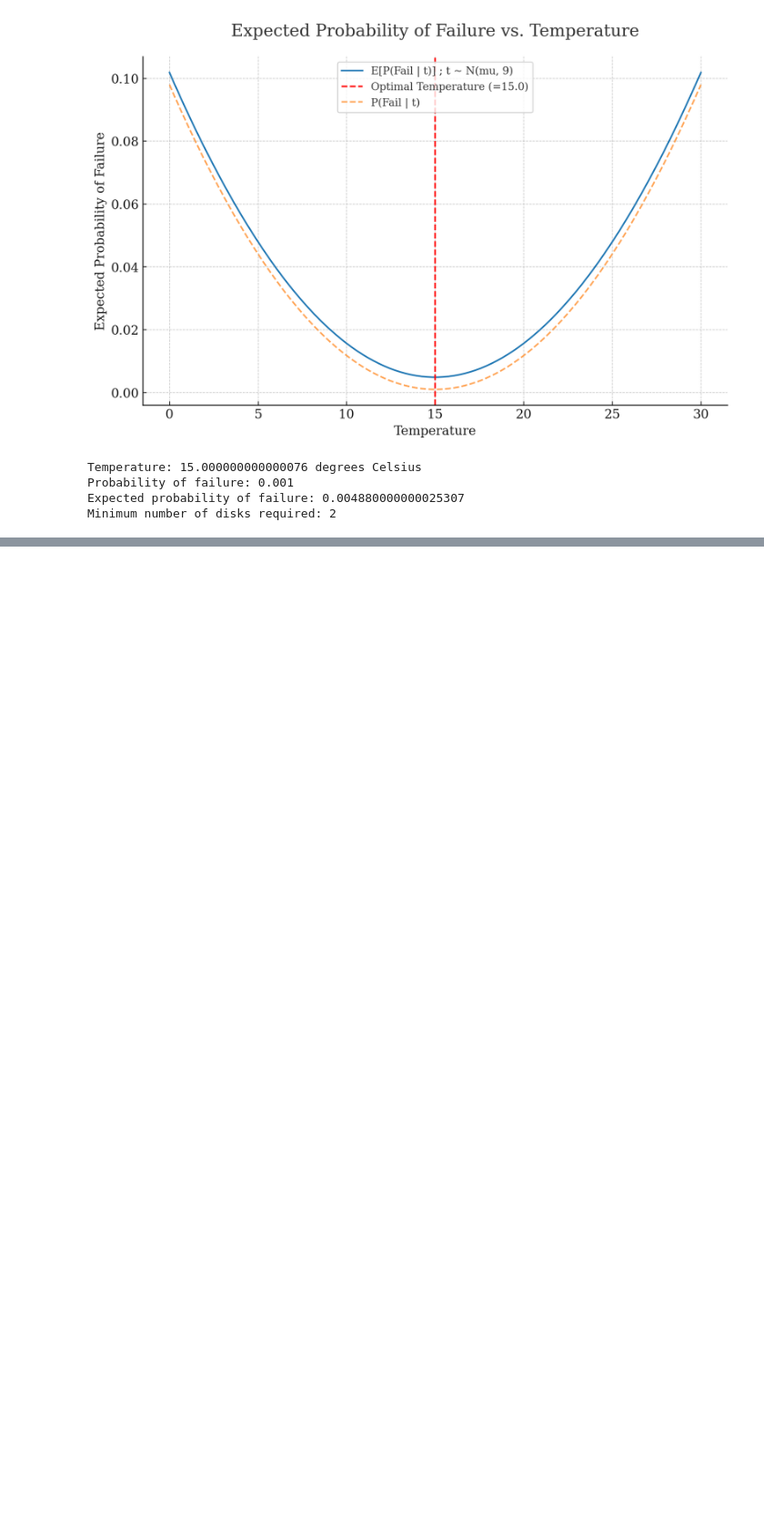
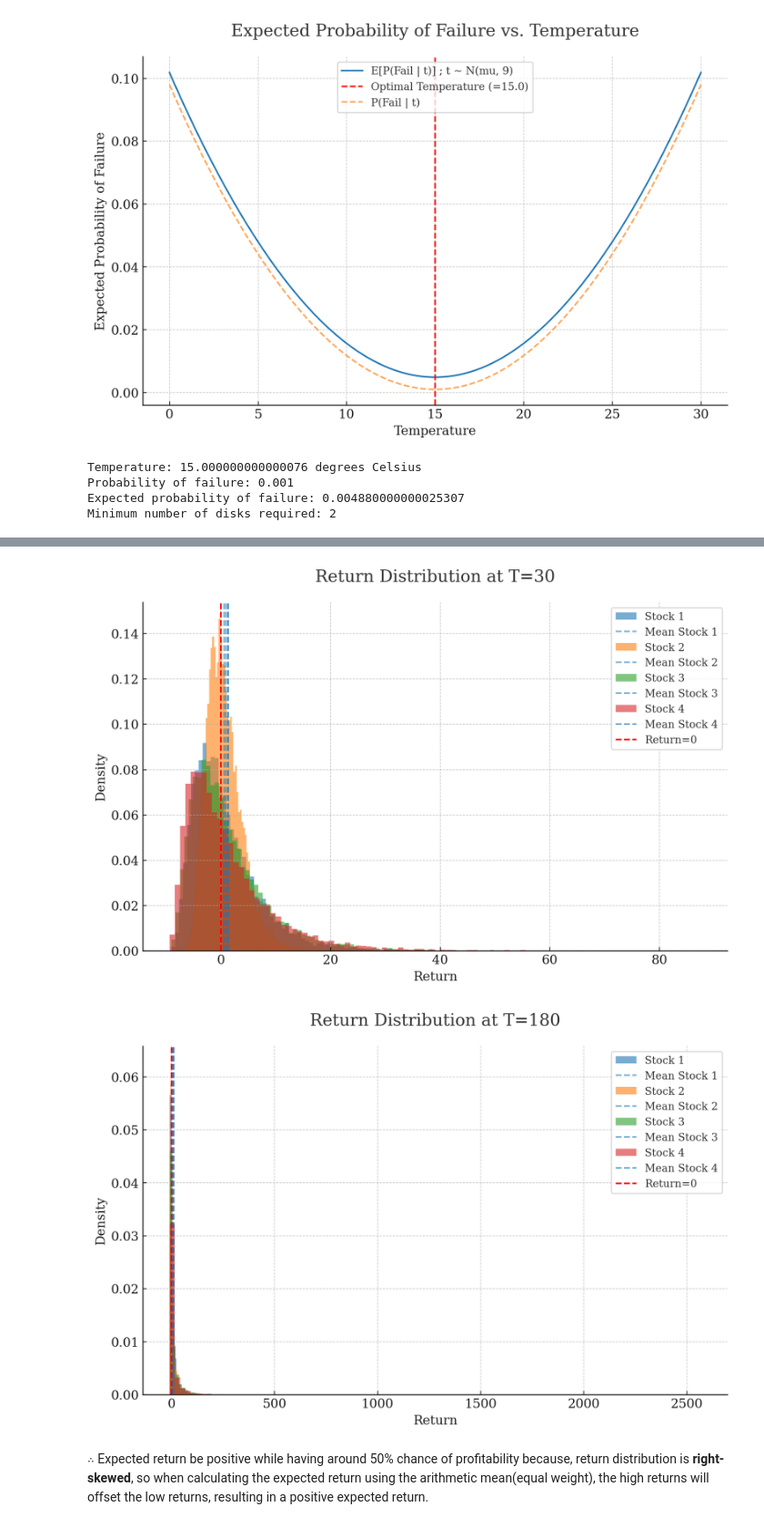
Before and after one commit to pupipatsk/Comp-Eng-Math-II, a Jupyter notebook: assignment/9-Probability/Assingment-9.ipynb, the cells around one changed output, grey strips where cells are left out. Shown at 91% size. Cells and saved outputs as stored; diff of their text form; code cells hidden in the pictures; blank space fills up the shorter version.

```diff
--- a/assignment/9-Probability/Assingment-9.ipynb
+++ b/assignment/9-Probability/Assingment-9.ipynb
@@ -640,0 +747,25 @@ Strategy | Buy $a$ | Buy $b$ | Buy $c$ | Buy $d$ | Expected\[return\] | Variance
+# %%
+def plot_return_distribution(days, num_simulations=10000):
+
+        returns = simulate_prices(days, num_simulations) - initial_price
+
+        for i in range(4):
+            plt.hist(returns[i], bins=100, density=True, alpha=0.6, label=f"Stock {i+1}")
+            # Mean
+            plt.axvline(x=returns[i].mean(), linestyle='--', alpha=0.6, label=f"Mean Stock {i+1}")
+
+        plt.axvline(x=0, color='r', linestyle='--', label='Return=0')
+        plt.title(f"Return Distribution at T={days}")
+        plt.xlabel("Return")
+        plt.ylabel("Density")
+        plt.legend()
+        plt.show()
+
+plot_return_distribution(30)
+plot_return_distribution(180)
+# %% [output]
+[figure, added]
+[figure, added]
+# %% [markdown]
+$\therefore$ Expected return be positive while having around 50\% chance of profitability because,
+return distribution is **right-skewed**, so when calculating the expected return using the arithmetic mean(equal weight), the high returns will offset the low returns, resulting in a positive expected return.
```
Also changed, not shown: parts of 35 cells of this notebook.
